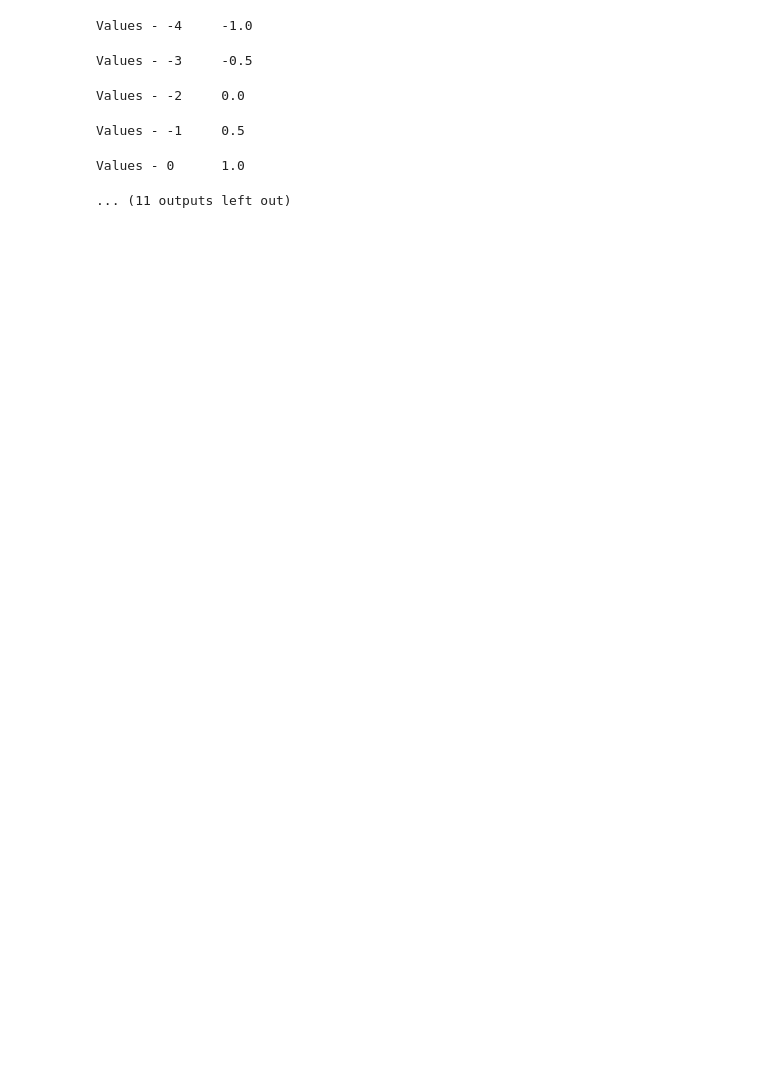
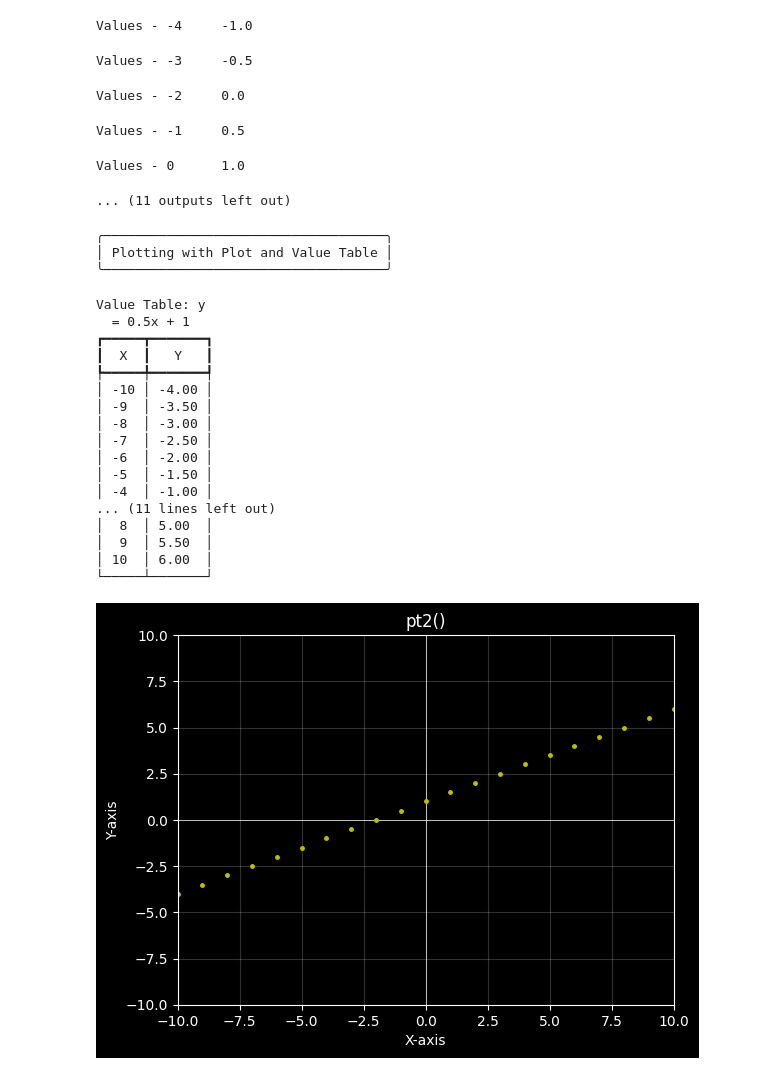
Before and after one commit to xyizko/xo-mathz, a Jupyter notebook: nb/yt-fca-1.1.ipynb, the cells around one changed output. Drawn from its saved outputs; the diff is of its cells as text; code cells hidden in the pictures; blank space fills up the shorter version.

Commit message:
Kaggle Notebook | yt-fca-1.1 | Plot with rich Table

```diff
--- a/nb/yt-fca-1.1.ipynb
+++ b/nb/yt-fca-1.1.ipynb
@@ -373,3 +373,81 @@ Values - -2     0.0
 Values - -1     0.5
 Values - 0      1.0
 ... (11 outputs left out)
+# %%
+# plt4 - Plotting  with table using rich
+
+# --- Imports ---
+import matplotlib.pyplot as plt
+from rich.console import Console
+from rich.table import Table
+
+# --- Functions ---
+def plt4():
+    # Defining axis
+    xmin = -10
+    xmax = +10
+    ymin = -10
+    ymax = +10
+
+    # Dark style
+    plt.style.use('dark_background')
+    fig, ax = plt.subplots()
+
+    # Labels
+    ax.set_xlabel('X-axis')
+    ax.set_ylabel('Y-axis')
+    ax.set_title('pt2()')
+    ax.grid(True, alpha=0.2)
+
+    # Plot dimensions
+    plt.axis([xmin, xmax, ymin, ymax])
+
+    # Draw Axis Lines
+    plt.plot([xmin, xmax], [0, 0], linewidth=0.5, color="white")  # X-axis
+    plt.plot([0, 0], [ymin, ymax], linewidth=0.5, color="white")  # Y-axis
+
+    # Explanation box (assuming boxa is defined elsewhere)
+    boxa("Plotting with Plot and Value Table")
+
+    # Create a Rich table
+    console = Console()
+    table = Table(title="Value Table: y = 0.5x + 1")
+    table.add_column("X", justify="center", style="cyan", no_wrap=True)
+    table.add_column("Y", justify="center", style="magenta", no_wrap=True)
+
+    # Plotting points using loop and adding values to table
+    for x in range(xmin, xmax + 1):
+        y = 0.5 * x + 1
+        table.add_row(str(x), f"{y:.2f}")  # Format y to 2 decimal places
+        plt.plot([x], [y], "y.", markersize=5)
+
+    # Print the table
+    console.print(table)
+
+    # Show plot
+    plt.show()
+
+# --- Execution ---
+plt4()
+# %% [output]
+╭────────────────────────────────────╮
+│ Plotting with Plot and Value Table │
+╰────────────────────────────────────╯
+Value Table: y
+  = 0.5x + 1
+┏━━━━━┳━━━━━━━┓
+┃  X  ┃   Y   ┃
+┡━━━━━╇━━━━━━━┩
+│ -10 │ -4.00 │
+│ -9  │ -3.50 │
+│ -8  │ -3.00 │
+│ -7  │ -2.50 │
+│ -6  │ -2.00 │
+│ -5  │ -1.50 │
+│ -4  │ -1.00 │
+... (11 lines left out)
+│  8  │ 5.00  │
+│  9  │ 5.50  │
+│ 10  │ 6.00  │
+└─────┴───────┘
+[figure, added]
```
Also changed, not shown: parts of 2 cells of this notebook.
